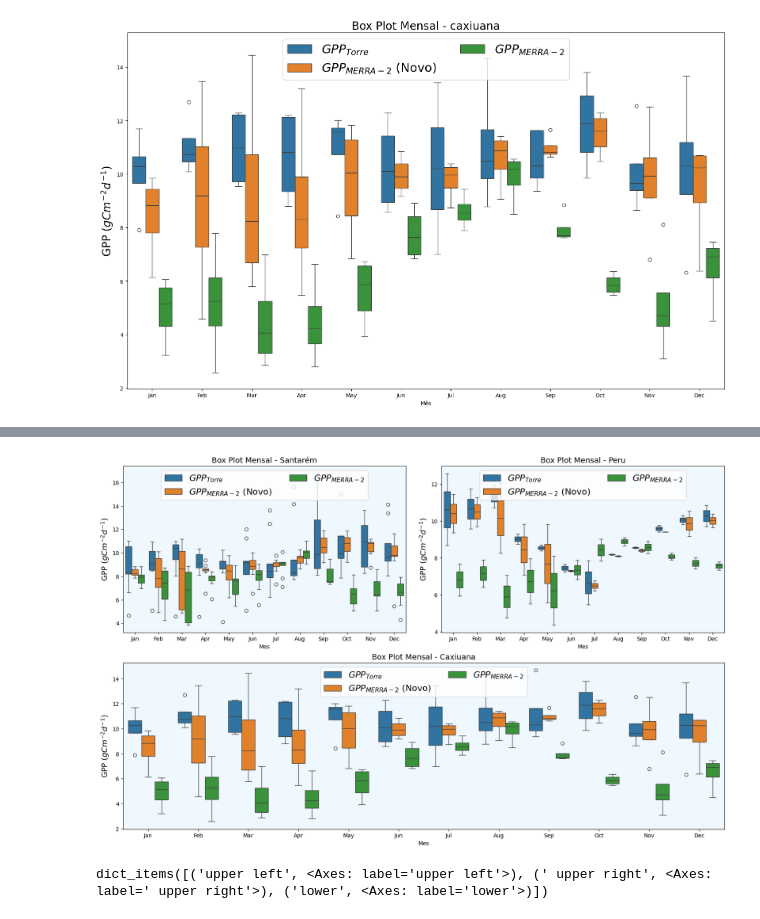
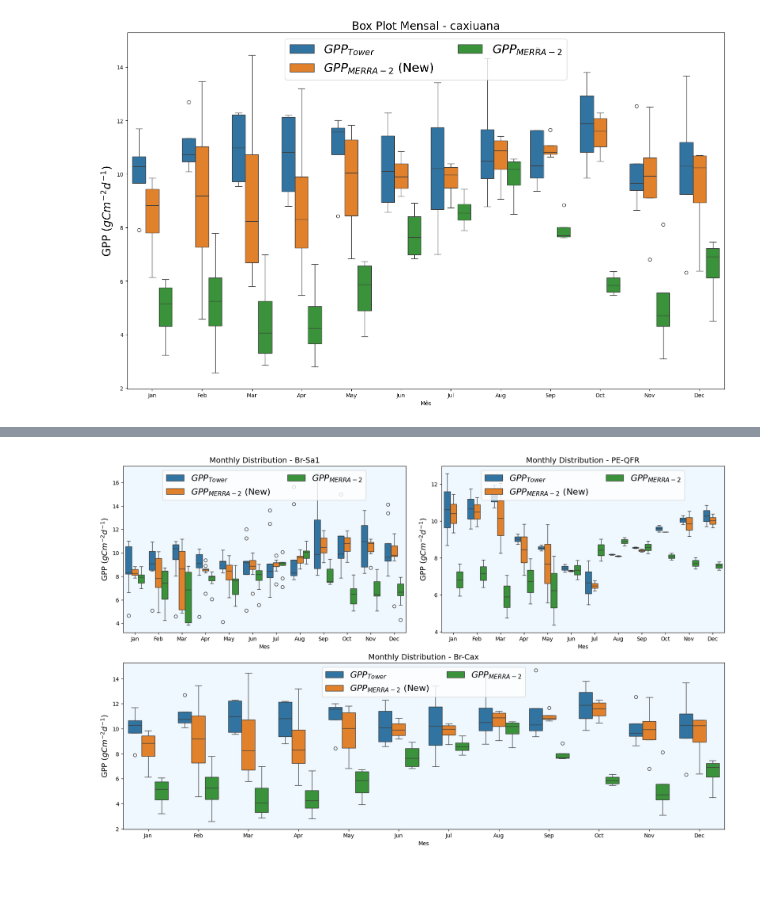
Before and after one commit to JeanArthurCostaDias/MOD17-OPTIMIZATION-AND-PREDICTION, a Jupyter notebook: otimizacao/plots_otimizacoes_GA_Mensal.ipynb, the cells around one changed output, grey strips where cells are left out. Cells and saved outputs as stored; diff of their text form; code cells hidden in the pictures; blank space fills up the shorter version.

Commit message:
Tradução das imagens de box plot

```diff
--- a/otimizacao/plots_otimizacoes_GA_Mensal.ipynb
+++ b/otimizacao/plots_otimizacoes_GA_Mensal.ipynb
@@ -108,8 +108,8 @@ smoothed_gpp_algpad_santarem_monthly = gpp_algpad_santarem_diario.resample('M').
 
 # Criando DataFrame para Santarém com os dados resampleados
 df_santarem = pd.DataFrame({
-    '$GPP_{Torre}$': observacoes_santarem_monthly,
-    '$GPP_{MERRA-2}$ (Novo)': new_params_santarem_monthly,
+    '$GPP_{Tower}$': observacoes_santarem_monthly,
+    '$GPP_{MERRA-2}$ (New)': new_params_santarem_monthly,
     '$GPP_{MERRA-2}$': smoothed_gpp_algpad_santarem_monthly
 #    '$GPP_{MOD17}$': santarem_gpp_mod_monthly,
 })
@@ -196,8 +196,8 @@ smoothed_gpp_algpad_peru_monthly = gpp_algpad_peru_diario.resample('M').mean()
 
 # Criando DataFrame para Peru com os dados resampleados
 df_peru = pd.DataFrame({
-    '$GPP_{Torre}$': observacoes_peru_monthly,
-    '$GPP_{MERRA-2}$ (Novo)': new_params_peru_monthly,
+    '$GPP_{Tower}$': observacoes_peru_monthly,
+    '$GPP_{MERRA-2}$ (New)': new_params_peru_monthly,
     '$GPP_{MERRA-2}$': smoothed_gpp_algpad_peru_monthly,
  #   '$GPP_{MOD17}$': peru_gpp_mod_monthly
 })
@@ -294,8 +294,8 @@ smoothed_gpp_algpad_caxiuana_monthly = gpp_algpad_caxiuana_diario.resample('M').
 
 # Criando DataFrame para caxiuana com os dados resampleados
 df_caxiuana = pd.DataFrame({
-    '$GPP_{Torre}$': observacoes_caxiuana_monthly,
-    '$GPP_{MERRA-2}$ (Novo)': new_params_caxiuana_monthly,
+    '$GPP_{Tower}$': observacoes_caxiuana_monthly,
+    '$GPP_{MERRA-2}$ (New)': new_params_caxiuana_monthly,
     '$GPP_{MERRA-2}$': smoothed_gpp_algpad_caxiuana_monthly,
 #    '$GPP_{MOD17}$': caxiuana_gpp_mod_monthly
 })
@@ -393,38 +393,34 @@ data_total
 fig, axes = plt.subplot_mosaic([['upper left', 'upper right'],
                                ['lower', 'lower']],
                               figsize=(16, 10), layout="constrained")
 
 # Boxplot para Santarém
 sns.boxplot(data=df_santarem_melted, x='Mes', y='Valor', hue='Medição de GPP', dodge=True, ax=axes['upper left'])
-axes['upper left'].set_title('Box Plot Mensal - Santarém', fontsize=14)  # Definindo título
+axes['upper left'].set_title('Monthly Distribution - Br-Sa1', fontsize=14)  # Definindo título
 axes['upper left'].set_ylabel('GPP ($gCm^{-2}d^{-1}$)', fontsize=14)  # Definindo rótulo do eixo y
 #axes['upper left'].set_xlabel('Mês')  # Definindo rótulo do eixo x
 axes['upper left'].legend(loc='upper center', fontsize=16, ncol=2)  # Definindo legenda
 axes['upper left'].set_facecolor('#F0F8FF')
 
 sns.boxplot(data=df_peru_melted, x='Mes', y='Valor', hue='Medição de GPP', dodge=True, ax=axes['upper right'])
-axes['upper right'].set_title('Box Plot Mensal - Peru', fontsize=14)  # Definindo título
+axes['upper right'].set_title('Monthly Distribution - PE-QFR', fontsize=14)  # Definindo título
 axes['upper right'].set_ylabel('GPP ($gCm^{-2}d^{-1}$)', fontsize=14)  # Definindo rótulo do eixo y
 #axes['upper right'].set_xlabel('Mês')  # Definindo rótulo do eixo x
 axes['upper right'].legend(loc='upper center', fontsize=16, ncol=2)  # Definindo legenda
 axes['upper right'].set_facecolor('#F0F8FF')
 
 # Boxplot para caxiuana
 sns.boxplot(data=df_caxiuana_melted, x='Mes', y='Valor', hue='Medição de GPP', dodge=True, ax=axes['lower'])
-axes['lower'].set_title('Box Plot Mensal - Caxiuana', fontsize=14)  # Definindo título
+axes['lower'].set_title('Monthly Distribution - Br-Cax', fontsize=14)  # Definindo título
 axes['lower'].set_ylabel('GPP ($gCm^{-2}d^{-1}$)', fontsize=14)  # Definindo rótulo do eixo y
 #axes['lower'].set_xlabel('Mês')  # Definindo rótulo do eixo x
 axes['lower'].legend(loc='upper center', fontsize=16, ncol=2)  # Definindo legenda
 axes['lower'].set_facecolor('#F0F8FF')
 
 
 
 plt.savefig('BoxPlot_todos.png', dpi=300, bbox_inches='tight', pad_inches=0.2)  # Salvando figura
 
 plt.show()
 # %% [output]
-[figure, old version]
+[figure, new version]
-# %%
-axes.items()
-# %% [output]
-dict_items([('upper left', <Axes: label='upper left'>), (' upper right', <Axes: label=' upper right'>), ('lower', <Axes: label='lower'>)])
```
Also changed, not shown: 4 other files.
